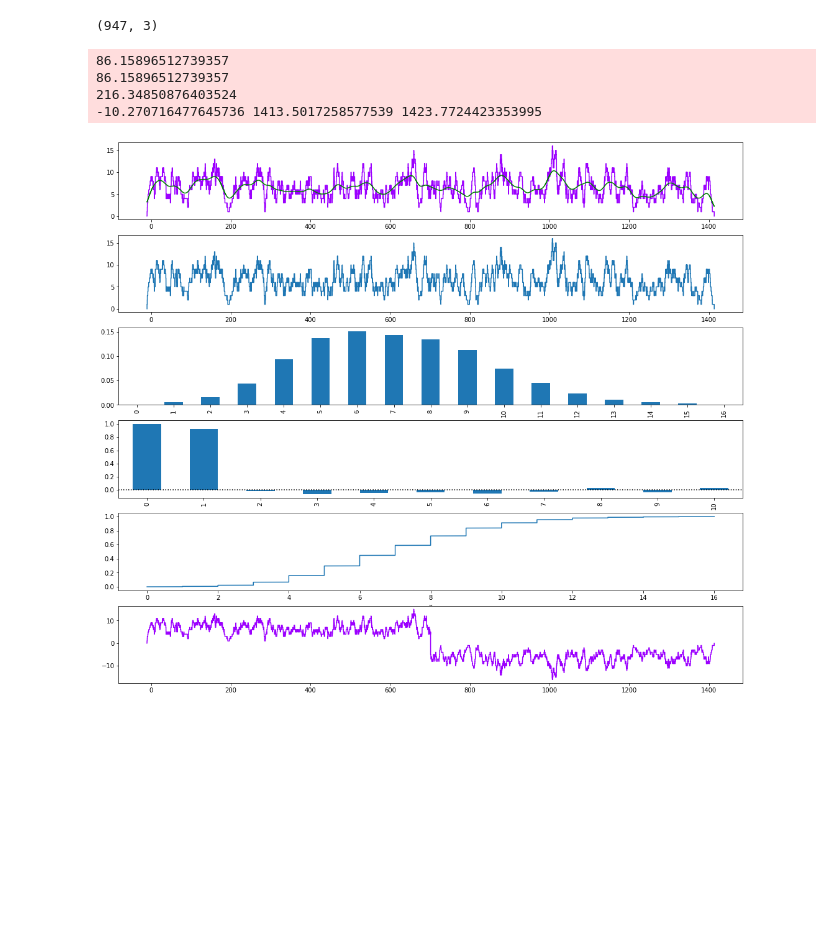
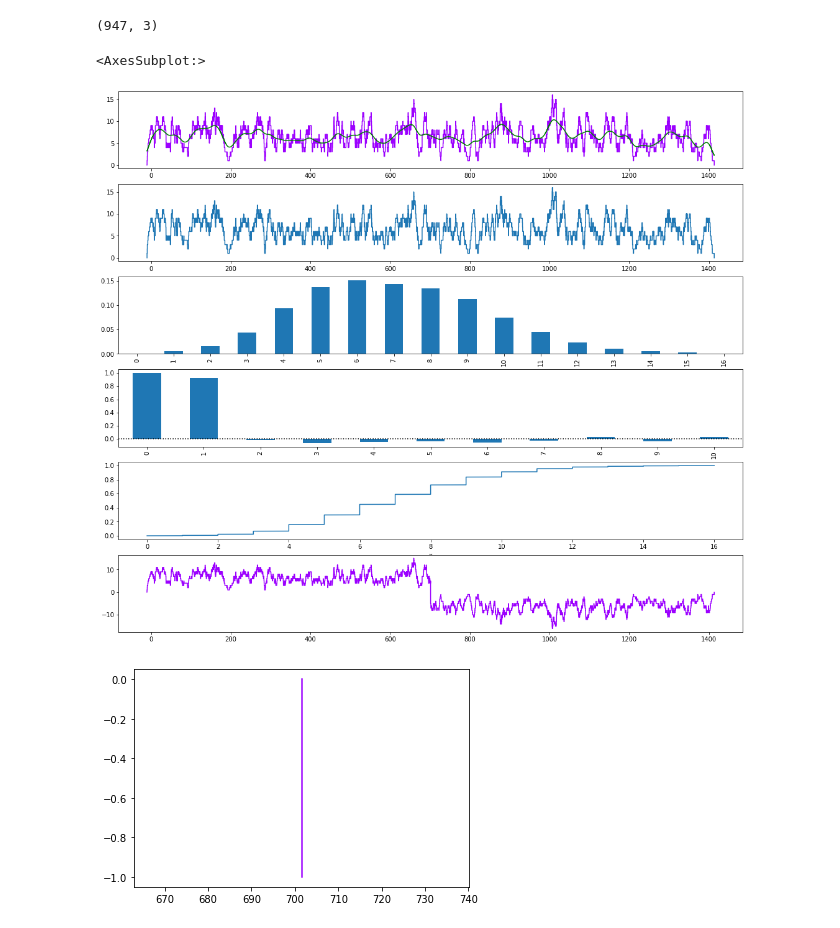
Before and after one commit to probability/topicmodelunderstanding, a Jupyter notebook: Notebooks/Step Analysis.ipynb, the cells around one changed output. Saved outputs shown, nothing was run; the diff lists cells and outputs as text; code cells hidden in the pictures; blank space fills up the shorter version.

```diff
--- a/Notebooks/Step Analysis.ipynb
+++ b/Notebooks/Step Analysis.ipynb
@@ -13,37 +15,36 @@ df.shape
 # %%
 #p = np.arange(pd.Timestamp(2020,1,1), pd.Timestamp(2020,12,30), pd.Timedelta(hours=1)).astype(pd.Timestamp)
 fig,ax = plt.subplots(nrows=6,figsize=(18,16))
 
 st,se,span = vsteps.span()
 
 haar = Step() - Step(st+0.5*span,weight=2)
 #vsteps.rebase(tbase)
 vs_clip = vsteps.clip(500,510)
 
 vsteps.plot(ax=ax[0])
 vsteps.smooth_plot(ax=ax[0],color='g',ts_grain=0.1,smooth_factor=15)
 
 queue = sc.Stairs().layer(df.start, df.ends)
 queue.plot(ax[1])
 
 vsteps.histogram_plot(ax=ax[2],kind='bar')
 xx = vsteps.pacf_plot(10,ax=ax[3],kind='bar')
 xx.axhline(0,c='black',linestyle=':')
 vsteps.ecdf_plot(ax=ax[4])
 
 #vs_clip.plot(ax=ax[5])
 (vsteps*haar).plot(ax=ax[5])
+(haar).plot(plot_range=(st+0.5*span-10,st+0.5*span+10))
 
 #vs_clip.smooth_plot(ax=ax[5],color='g',ts_grain=0.01,smooth_factor=1)
 
-print(queue.clip(500,510).integrate())
+# print(queue.clip(500,510).integrate())
 
-print(vsteps.clip(500,510).integrate())
-print((vsteps*haar).integrate())
-print(st,se,span)
+# print(vsteps.clip(500,510).integrate())
+# print((vsteps*haar).integrate())
+# print(st,se,span)
 # %% [output]
-86.15896512739357
-86.15896512739357
-216.34850876403524
--10.270716477645736 1413.5017258577539 1423.7724423353995
+<AxesSubplot:>
 [figure]
+[figure, added]
```
Also changed, not shown: parts of 1 cell of this notebook, 6 other files.
